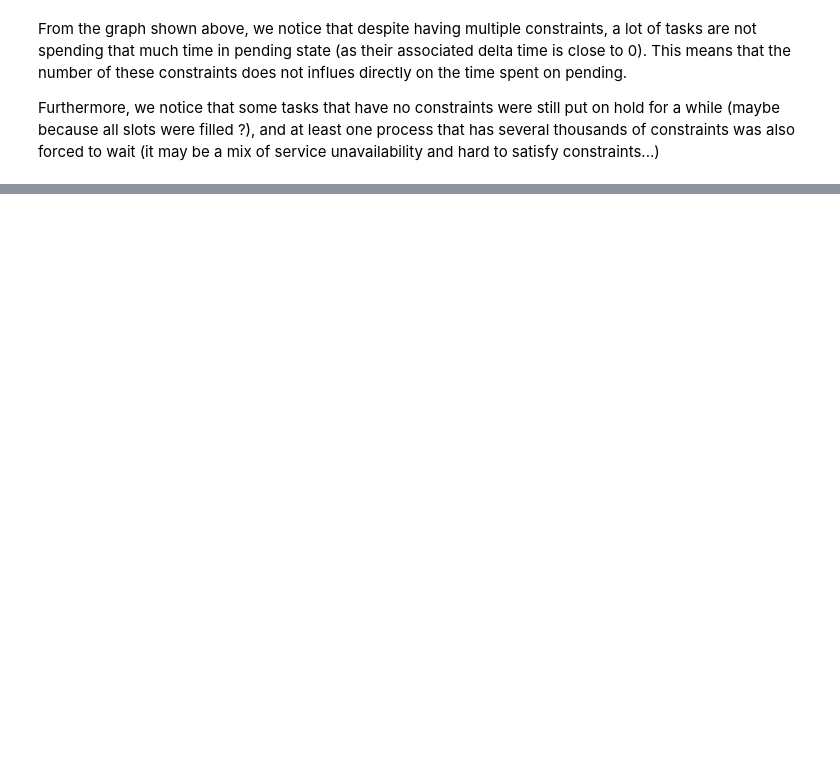
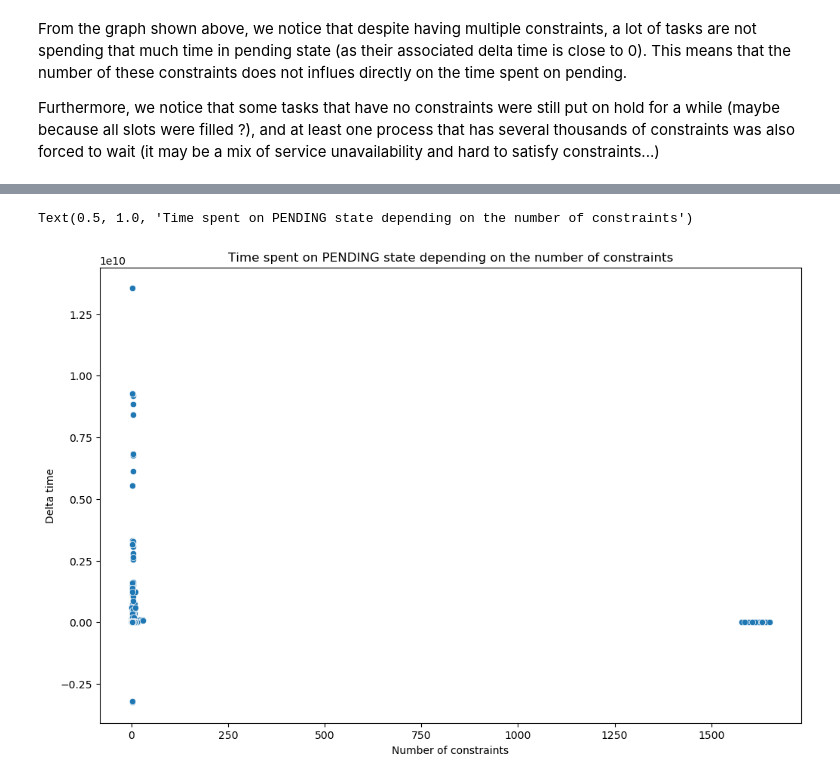
Before and after one commit to templierw/spark_lab, a Jupyter notebook: lab_new.ipynb, the cells around one changed output, grey strips where cells are left out. Drawn from its saved outputs; the diff is of its cells as text; code cells hidden in the pictures; blank space fills up the shorter version.

```diff
--- a/lab_new.ipynb
+++ b/lab_new.ipynb
@@ -656,0 +714,4 @@ Furthermore, we notice that some tasks that have no constraints were still put o
+# %%
+rdd_deltatimes = rdd_submit.join(rdd_outpending).map(lambda x: (x[0], x[1][1] - x[1][0]))
+
+rdd_deltatimes.take(20)
@@ -656,0 +739,24 @@ Furthermore, we notice that some tasks that have no constraints were still put o
+# %%
+# Load the task_constraints table
+task_constraints = Table('task_constraints', sc, EXEC_MODE, cloud)
+
+# Selects each occurence of constraint registered for each process
+task_constraints_per_jobtask = task_constraints.select(['job_id', 'task_index', 'time']).map(lambda x: ((x[0],x[1]), x[2]))
+
+# Init, merge and combine functions for the combineByKey
+def avg_init(row):
+    return [1]
+
+def avg_merge(old, new):
+    return [old[0]+1]
+
+def avg_cmb(old, new):
+    return [old[0]+new[0]]
+
+# Counts the total number of constraints for each process
+rdd_number_task_constraints_per_jobtask = task_constraints_per_jobtask.combineByKey(avg_init, avg_merge, avg_cmb).map(lambda x: ((x[0][0]+', '+x[0][1]), x[1][0]))
+
+# Join the delta time and the number of constraints in one RDD
+rdd_delta_constraints = rdd_deltatimes.join(rdd_number_task_constraints_per_jobtask)
+
+rdd_delta_constraints.take(20)
@@ -656,0 +784,16 @@ Furthermore, we notice that some tasks that have no constraints were still put o
+# %%
+# Create the list of values from the last RDD
+rdd_to_map = rdd_delta_constraints.collectAsMap()
+deltatimes = [v[0] for v in rdd_to_map.values()]
+constraints = [v[1] for v in rdd_to_map.values()]
+
+# And then pass it to seaborn to create a barplot to have a global view
+g = sns.scatterplot(x=constraints, y=deltatimes)
+
+g.set_xlabel("Number of constraints")
+g.set_ylabel("Delta time")
+
+g.set_title("Time spent on PENDING state depending on the number of constraints")
+# %% [output]
+Text(0.5, 1.0, 'Time spent on PENDING state depending on the number of constraints')
+[figure, added]
```
Also changed, not shown: parts of 19 cells of this notebook, 1 other file.
